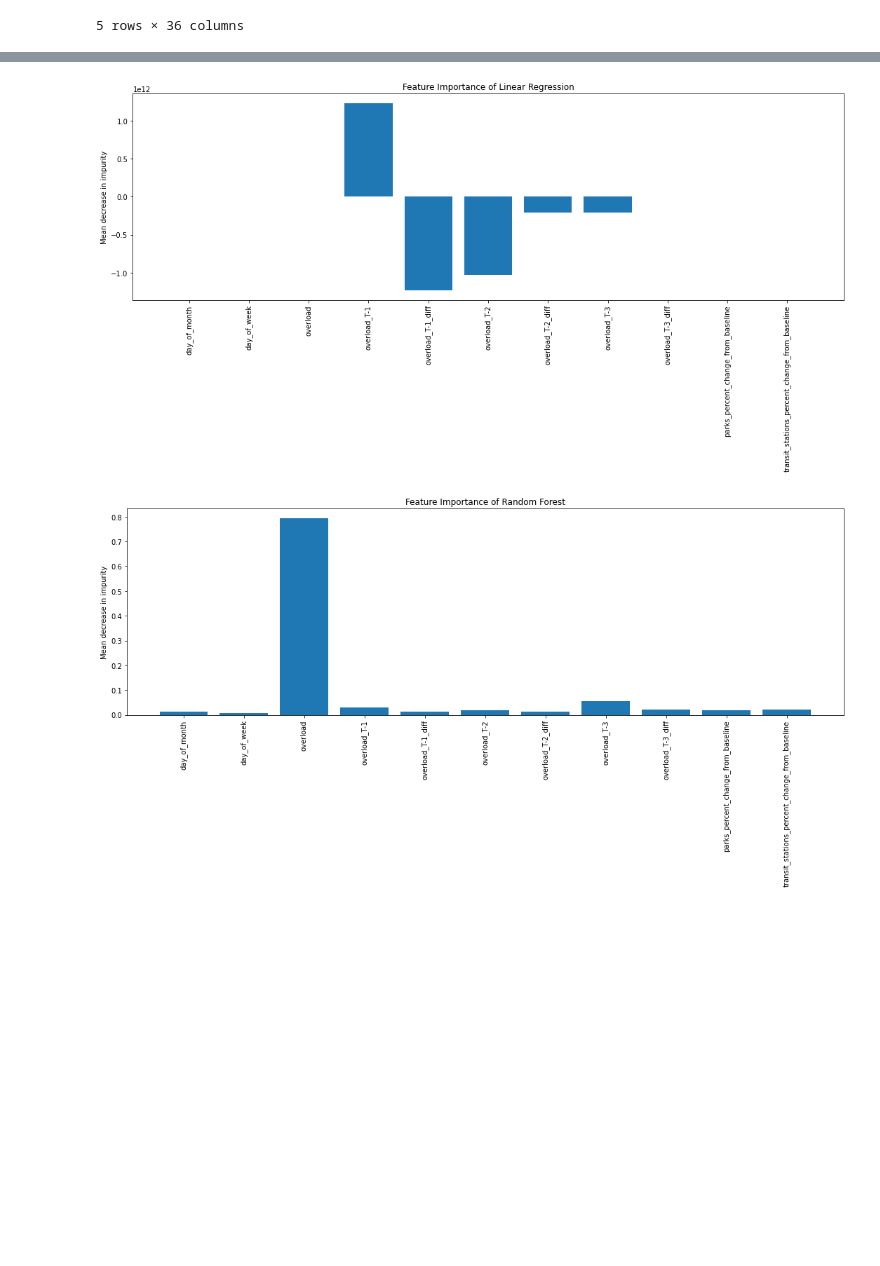
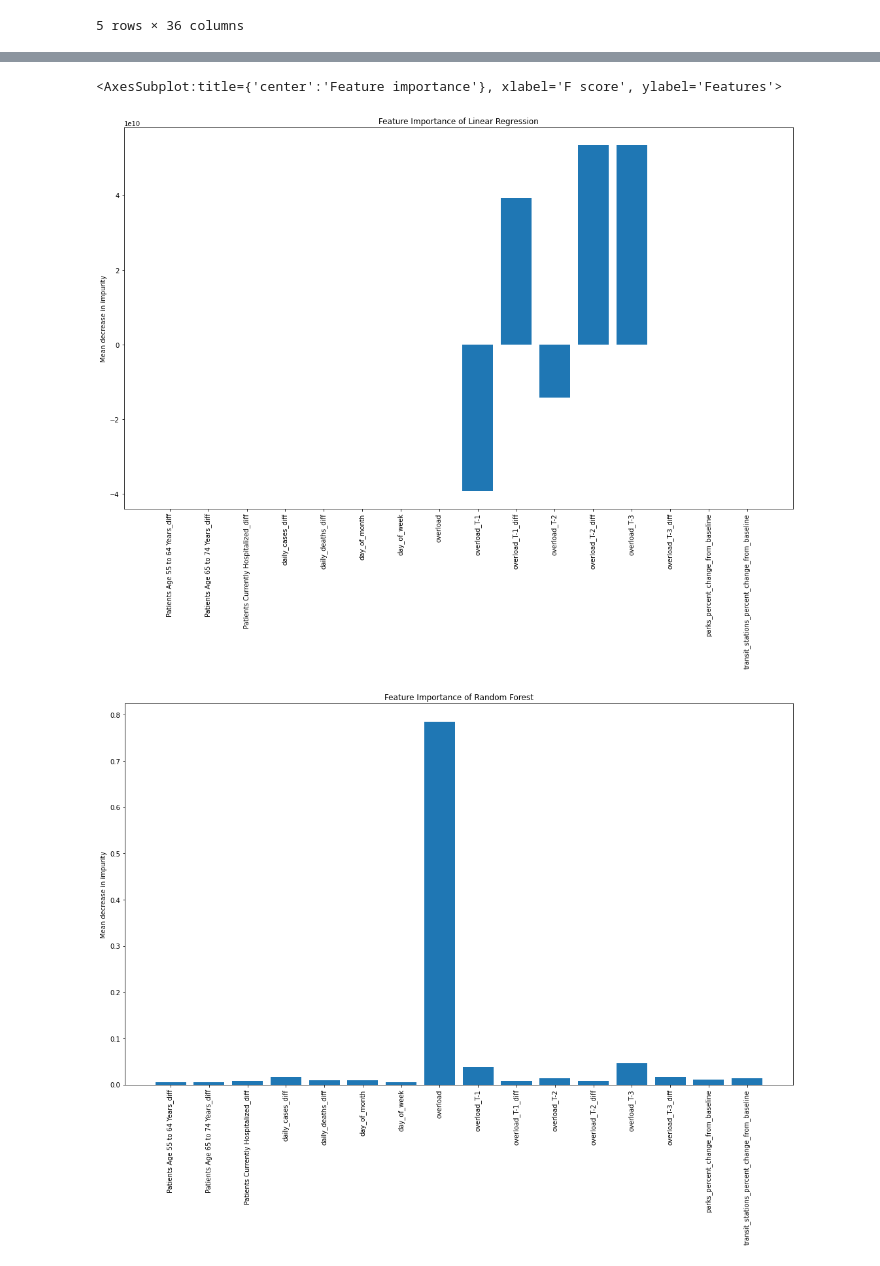
Before and after one commit to AnishaMathur/NY-State-Covid-Analysis, a Jupyter notebook: notebooks/ML3.ipynb, the cells around one changed output, grey strips where cells are left out. Cells and saved outputs as stored; diff of their text form; code cells hidden in the pictures; blank space fills up the shorter version.

```diff
--- a/notebooks/ML3.ipynb
+++ b/notebooks/ML3.ipynb
@@ -35,8 +55,9 @@ df_sorted.head()
 # subset date range
 train_start_date = '2020-01-01'
 train_end_date = '2021-11-30'
+
 test_start_date = '2021-11-30'
-test_end_date = '2022-03-01'
+test_end_date = '2022-11-01'
 
 
 subset = df_sorted.copy()
@@ -56,10 +77,13 @@ for i in range(1, 4):
                      str(i))
     diff_cols.append('overload_T-'+str(i) + '_diff')
 
-# for col in ['Partially Vaccinated', 'Fully Vaccinated', 'Non Vaccinated']:
-#     subset.loc[:, col+'_diff'] = subset.groupby(level=0)[col].diff()
-#     # diff_cols.append(col)
-#     diff_cols.append(col+'_diff')
+features_list = ['daily_cases',
+                    'daily_deaths', 'Patients Age 65 to 74 Years', 'Patients Age 55 to 64 Years',
+                     'Patients Currently Hospitalized', 'Patients Age 55 to 64 Years']
+for col in features_list:
+    subset.loc[:, col+'_diff'] = subset.groupby(level=0)[col].diff()
+    # diff_cols.append(col)
+    diff_cols.append(col+'_diff')
 
 # overload 7 day in future
 subset.loc[:, 'overload-14day'] = subset.groupby(level=0)['overload'].shift(14)
@@ -76,8 +100,10 @@ subset = subset[cols]
 #                 (subset.index.get_level_values('date') <= '2022-01-31')]
 
 
-subset_test = subset[(subset.index.get_level_values('date') > test_start_date) & (subset.index.get_level_values('date') <= train_end_date)]
+subset_test = subset[(subset.index.get_level_values('date') > test_start_date) & (subset.index.get_level_values('date') <= test_end_date)]
+# subset_test = subset[(subset.index.get_level_values('date') > test_start_date)]
 subset = subset[(subset.index.get_level_values('date') >= train_start_date) & (subset.index.get_level_values('date') <= train_end_date)]
+# subset = subset[(subset.index.get_level_values('date') <= train_end_date)]
 
 subset.tail(10)
 
@@ -124,13 +150,13 @@ from sklearn.neural_network import MLPRegressor
 from sklearn import linear_model
 from sklearn.model_selection import TimeSeriesSplit, cross_val_score, cross_validate
 from sklearn.neighbors import KNeighborsRegressor
-# from xgboost import XGBRegressor
+from xgboost import XGBRegressor
 
 models = []
 models.append(('LR', LinearRegression()))
 # models.append(('NN', MLPRegressor(solver='lbfgs')))  # neural network
 # models.append(('KNN', KNeighborsRegressor()))
-# models.append(('XGB', XGBRegressor()))
+models.append(('XGB', XGBRegressor()))
 # Ensemble method - collection of many decision trees
 models.append(('RF', RandomForestRegressor(n_estimators=10)))
 # models.append(('SVR', SVR(gamma='auto')))  # kernel = linear
@@ -187,23 +215,24 @@ RF: 0.814777 (0.055400)
 # %%
 import importlib
 import helper
-# import xgboost
+import xgboost
 importlib.reload(helper)
 #Feature Importance of LR
 _model = feature_importances['LR'][1]
-fig_name = None
+fig_name = 'LR_feature_importance_plot_v3'
 helper.plot_feature_importance(_model, title="Feature Importance of Linear Regression", save_fig=fig_name)
 
 #Feature Importance of RF
 _model = feature_importances['RF'][1]
-fig_name = None
+fig_name = 'RF_feature_importance_plot_v3'
 helper.plot_feature_importance(_model, title="Feature Importance of Random Forest", save_fig=fig_name)
 
-# f = _model.feature_names_in_
-# _model = feature_importances['XGB'][1]
-# # _model.get_booster().feature_names = f
-# xgboost.plot_importance(_model.get_booster())
-# # helper.plot_feature_importance(_model, title="Feature Importance of XGB", x_cols=f_cols)
+f = _model.feature_names_in_
+_model = feature_importances['XGB'][1]
+# _model.get_booster().feature_names = f
+xgboost.plot_importance(_model.get_booster())
+# helper.plot_feature_importance(_model, title="Feature Importance of XGB", x_cols=f_cols)
 # %% [output]
+<AxesSubplot:title={'center':'Feature importance'}, xlabel='F score', ylabel='Features'>
-[figure, old version]
+[figure, new version]
-[figure, old version]
+[figure, new version]
```
Also changed, not shown: parts of 5 cells of this notebook, 1 other file.
